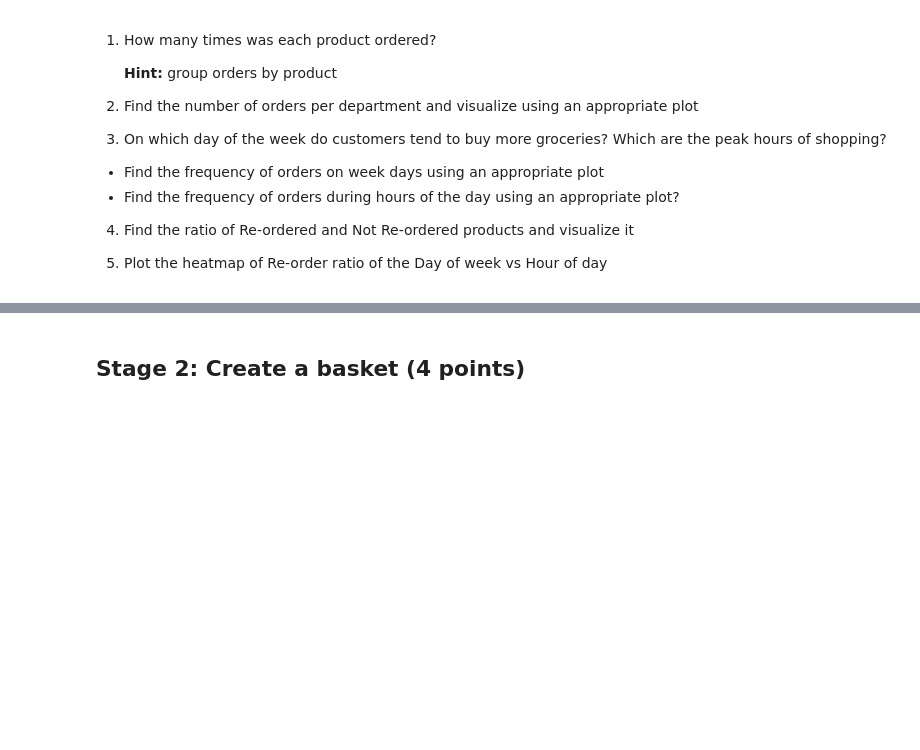
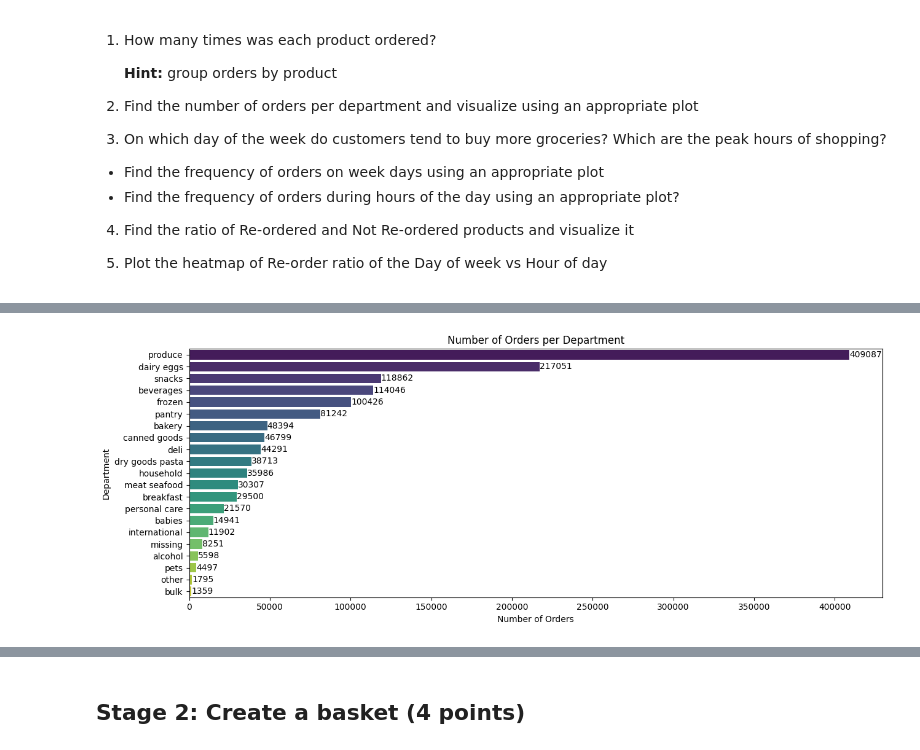
Before and after one commit to rajiv-ranjan/cds-mini-projects, a Jupyter notebook: m8/mp1/M8_NB_MiniProject_1_Market_Basket_Analysis.ipynb, the cells around one changed output, grey strips where cells are left out. Drawn from its saved outputs; the diff is of its cells as text; code cells hidden in the pictures; blank space fills up the shorter version.

```diff
--- a/m8/mp1/M8_NB_MiniProject_1_Market_Basket_Analysis.ipynb
+++ b/m8/mp1/M8_NB_MiniProject_1_Market_Basket_Analysis.ipynb
@@ -61,2 +99,4 @@ Load all the given datasets
 # %%
 # YOUR CODE HERE
+orders = pd.read_csv("Instacart/orders.csv")
+showBasicInfo([["orders", orders]])
@@ -72,0 +266,9 @@ As the required data is present in different files, we need to integrate all the
+# %%
+order_product_denormalized = pd.merge(
+    order_products, product_aisle_department, on="product_id", how="inner"
+)
+showBasicInfo(
+    dataframes=[["order_product_denormalized", order_product_denormalized]],
+    aspect="shape",
+)
+order_product_denormalized.head()
@@ -72,0 +283,9 @@ As the required data is present in different files, we need to integrate all the
+# %%
+orders_denormalized = pd.merge(
+    order_product_denormalized, orders, on="order_id", how="inner"
+)
+showBasicInfo(
+    dataframes=[["orders_denormalized", orders_denormalized]],
+    aspect="shape",
+)
+orders_denormalized.head()
@@ -95,0 +364,6 @@ of shopping?
+# %%
+print("\n--- Department Order Counts ---")
+department_order_counts = orders_denormalized["department"].value_counts().reset_index()
+department_order_counts.columns = ["department", "order_count"]
+print("Number of orders per department:")
+print(department_order_counts)
@@ -95,0 +388,21 @@ of shopping?
+# %%
+plt.figure(figsize=(13, 5))
+ax = sns.barplot(
+    x="order_count",
+    y="department",
+    data=department_order_counts.sort_values(by="order_count", ascending=False),
+    palette="viridis",
+    # hue=department_order_counts["department"],
+    hue="department",
+    dodge=False,
+    legend=None,
+)
+plt.title("Number of Orders per Department")
+plt.xlabel("Number of Orders")
+plt.ylabel("Department")
+plt.tight_layout()
+for container in ax.containers:
+    ax.bar_label(container, fmt="%d")
+plt.show()
+# %% [output]
+[figure, added]
```
Also changed, not shown: parts of 29 cells of this notebook, 3 other files.
